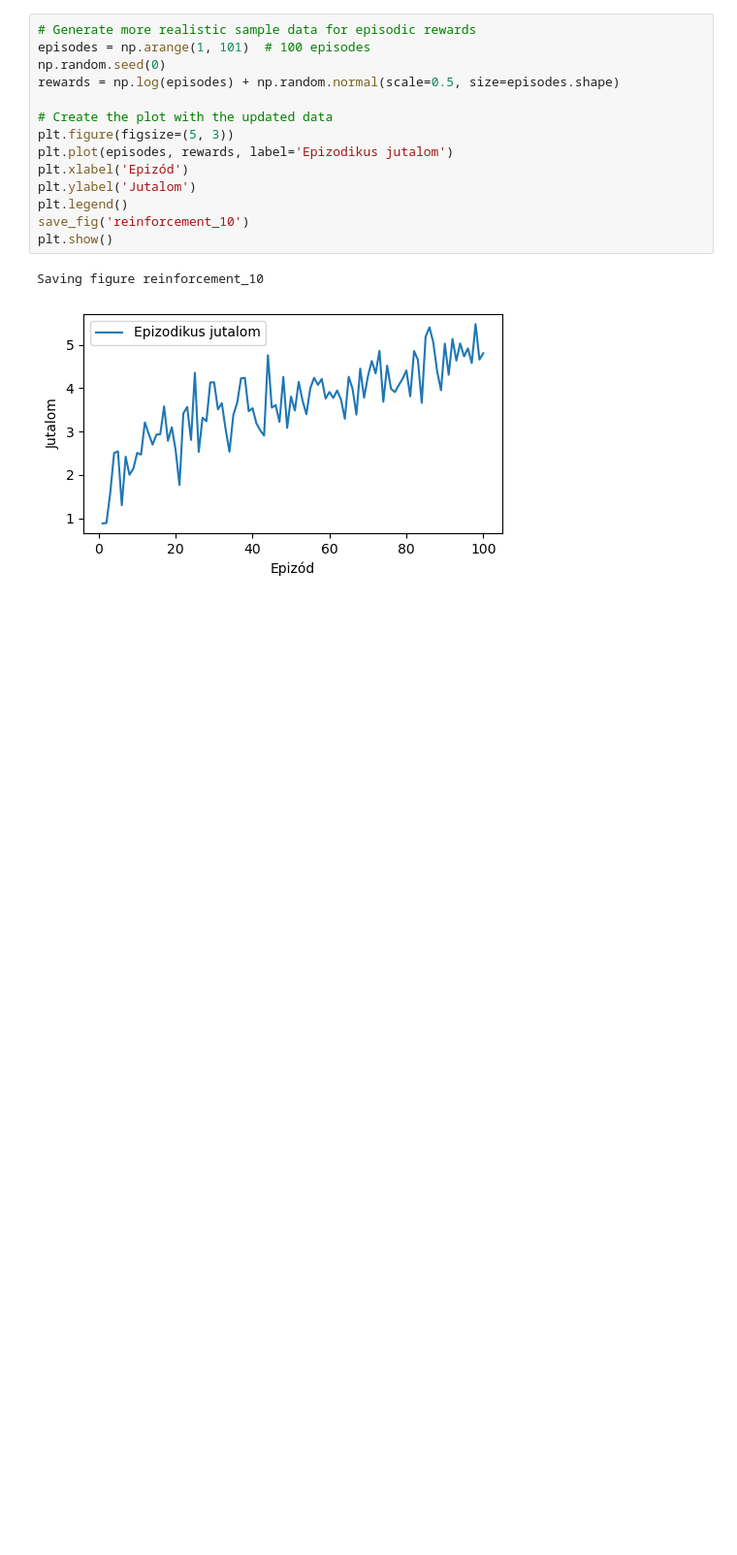
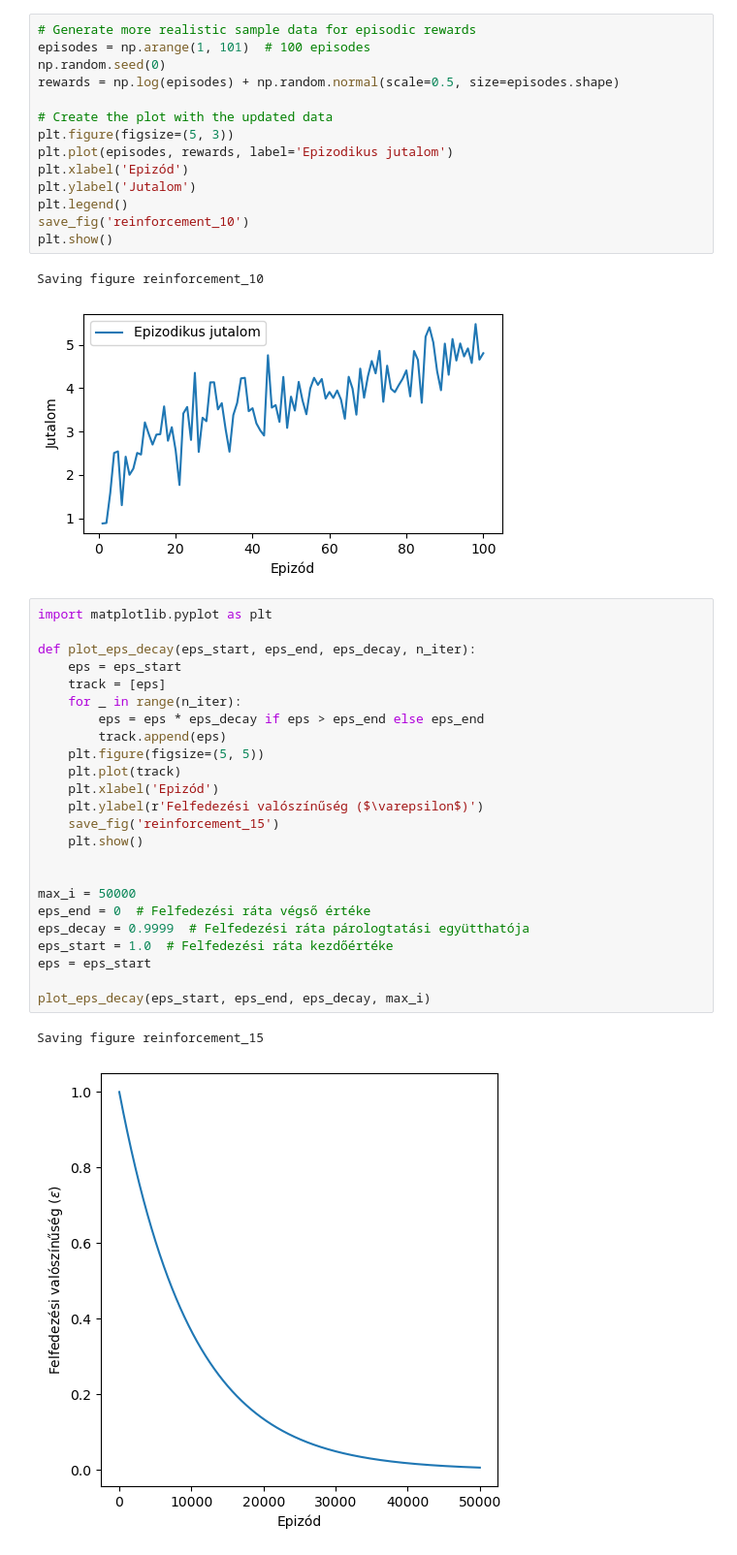
Before and after one commit to basictask/Elemzesmodszertan, a Jupyter notebook: 11_reinforcement/doc/images/11_reinforcement.ipynb, the cells around one changed output. Shown at 97% size. Drawn from its saved outputs; the diff is of its cells as text; blank space fills up the shorter version.

```diff
--- a/11_reinforcement/doc/images/11_reinforcement.ipynb
+++ b/11_reinforcement/doc/images/11_reinforcement.ipynb
@@ -29,3 +29,30 @@ plt.show()
 # %% [output]
 Saving figure reinforcement_10
 [figure]
+# %%
+import matplotlib.pyplot as plt
+
+def plot_eps_decay(eps_start, eps_end, eps_decay, n_iter):
+    eps = eps_start
+    track = [eps]
+    for _ in range(n_iter):
+        eps = eps * eps_decay if eps > eps_end else eps_end
+        track.append(eps)
+    plt.figure(figsize=(5, 5))
+    plt.plot(track)
+    plt.xlabel('Epizód')
+    plt.ylabel(r'Felfedezési valószínűség ($\varepsilon$)')
+    save_fig('reinforcement_15')
+    plt.show()
+
+
+max_i = 50000
+eps_end = 0  # Felfedezési ráta végső értéke
+eps_decay = 0.9999  # Felfedezési ráta párologtatási együtthatója
+eps_start = 1.0  # Felfedezési ráta kezdőértéke
+eps = eps_start
+
+plot_eps_decay(eps_start, eps_end, eps_decay, max_i)
+# %% [output]
+Saving figure reinforcement_15
+[figure, added]
```
Also changed, not shown: 14 other files.
